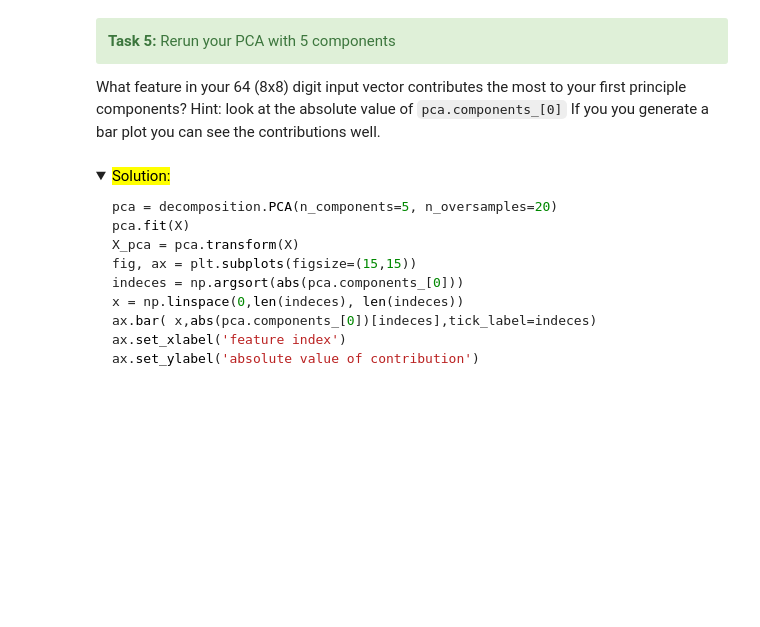
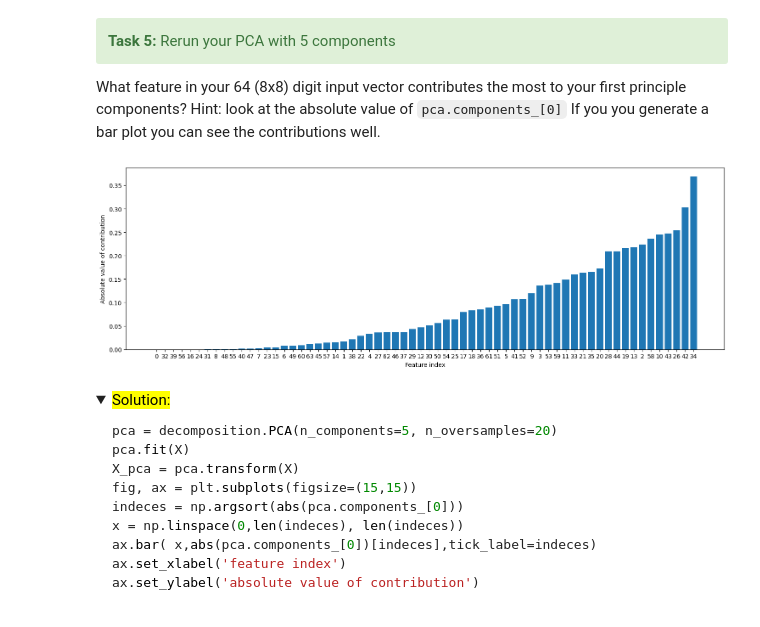
Before and after one commit to LadyLilyan/ML_chem, a Jupyter notebook: Workshops/workshop_02/01_dimensionality_reduction.ipynb, the cells around one changed output. Drawn from its saved outputs; the diff is of its cells as text; code cells hidden in the pictures; folded sections open; blank space fills up the shorter version.

```diff
--- a/Workshops/workshop_02/01_dimensionality_reduction.ipynb
+++ b/Workshops/workshop_02/01_dimensionality_reduction.ipynb
@@ -394,3 +394,20 @@ Hint: look at the absolute value of `pca.components_[0]` If you you generate a b
+# %%
+### Your solution here:
+pca = decomposition.PCA(n_components=5)
+pca.fit(X)
+
+fig, ax = plt.subplots(figsize=(15,5))
+#indices sorting the absolute values of first PC's weights in ascending order
+indeces = np.argsort(abs(pca.components_[0]))
+#integers as features for x
+x = np.arange(len(indeces))
+ax.bar(x, abs(pca.components_[0])[indeces], tick_label=indeces)
+ax.set_xlabel('Feature index')
+ax.set_ylabel('Absolute value of contribution')
+plt.tight_layout()
+plt.show()
+# %% [output]
+[figure, added]
 # %% [markdown]
 <details>
 <summary> <mark> Solution: </mark> </summary>
```
Also changed, not shown: parts of 9 cells of this notebook.
